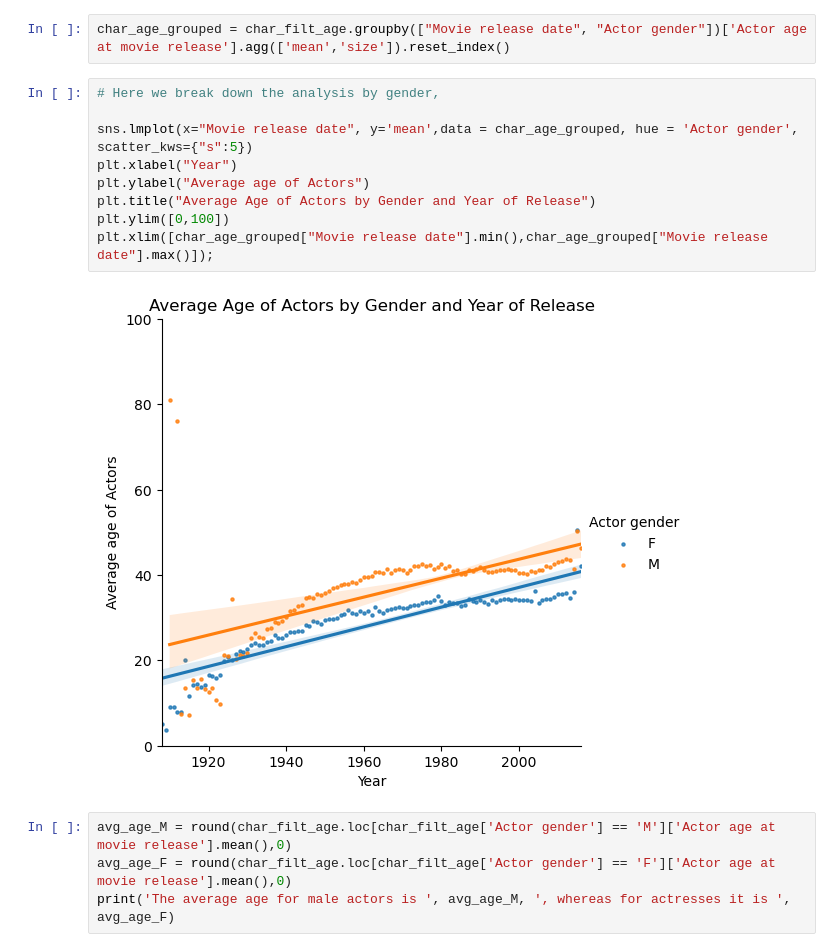
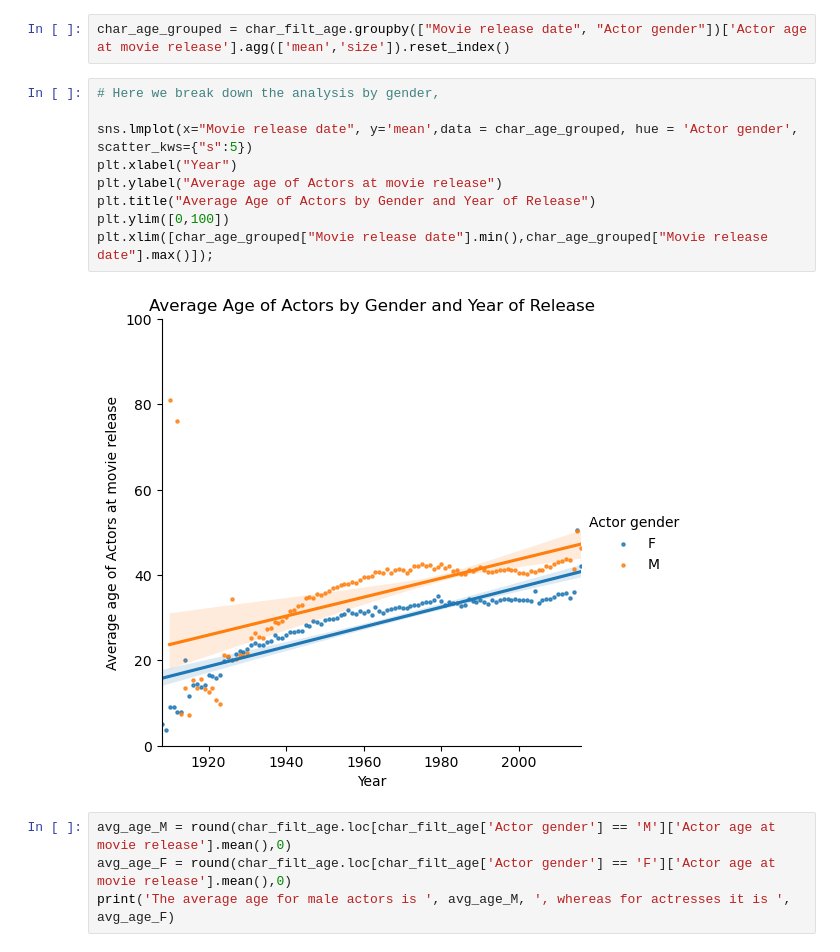
Before and after one commit to epfl-ada/ada-2022-project-utopiansky2022, a Jupyter notebook: main.ipynb, the cells around one changed output. Cells and saved outputs as stored; diff of their text form.

```diff
--- a/main.ipynb
+++ b/main.ipynb
@@ -260,14 +276,14 @@ char_age_grouped = char_filt_age.groupby(["Movie release date", "Actor gender"])
 # %%
 # Here we break down the analysis by gender,
 
 sns.lmplot(x="Movie release date", y='mean',data = char_age_grouped, hue = 'Actor gender', scatter_kws={"s":5})
 plt.xlabel("Year")
-plt.ylabel("Average age of Actors")
+plt.ylabel("Average age of Actors at movie release")
 plt.title("Average Age of Actors by Gender and Year of Release")
 plt.ylim([0,100])
 plt.xlim([char_age_grouped["Movie release date"].min(),char_age_grouped["Movie release date"].max()]);
 # %% [output]
-[figure, old version]
+[figure, new version]
 # %%
 avg_age_M = round(char_filt_age.loc[char_filt_age['Actor gender'] == 'M']['Actor age at movie release'].mean(),0)
 avg_age_F = round(char_filt_age.loc[char_filt_age['Actor gender'] == 'F']['Actor age at movie release'].mean(),0)
```
Also changed, not shown: parts of 146 cells of this notebook, 2 other files.
